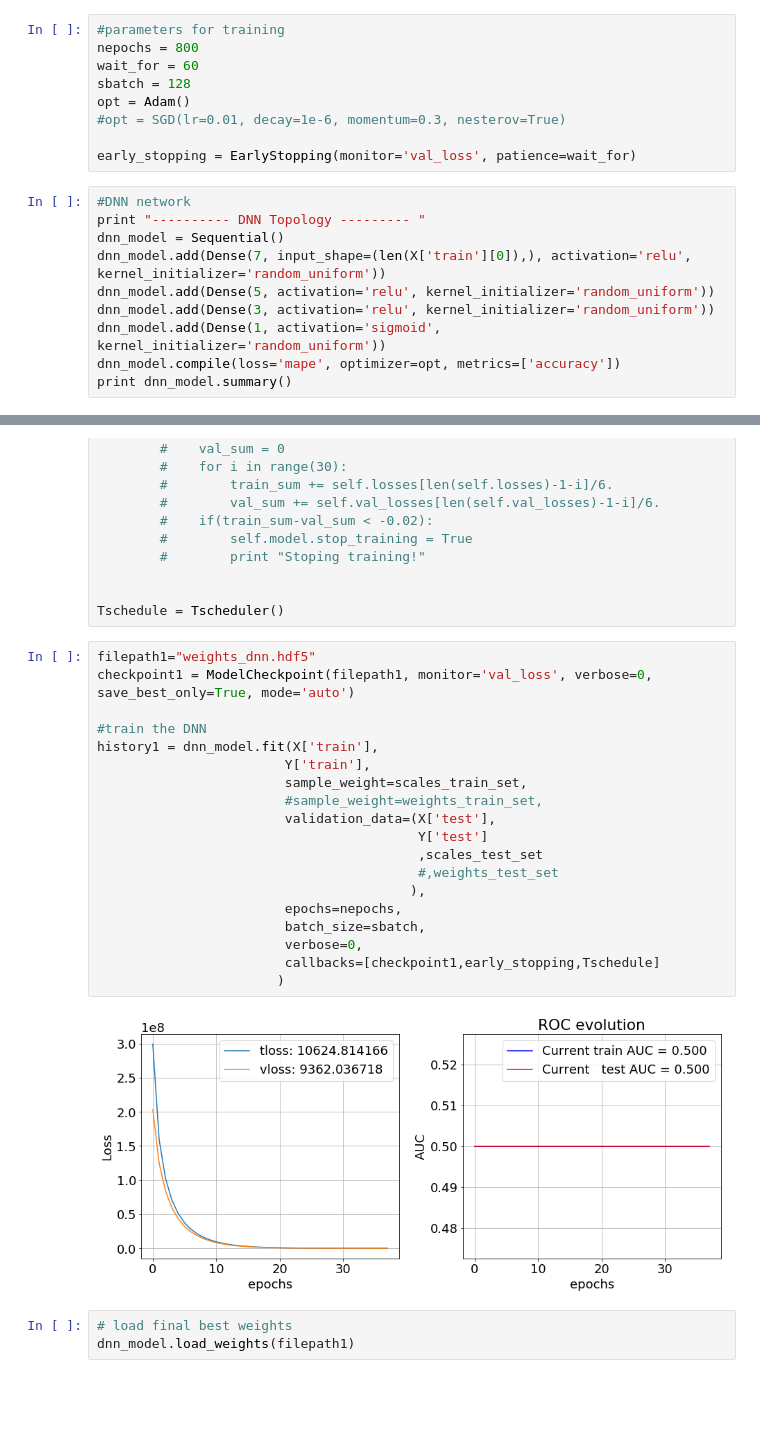
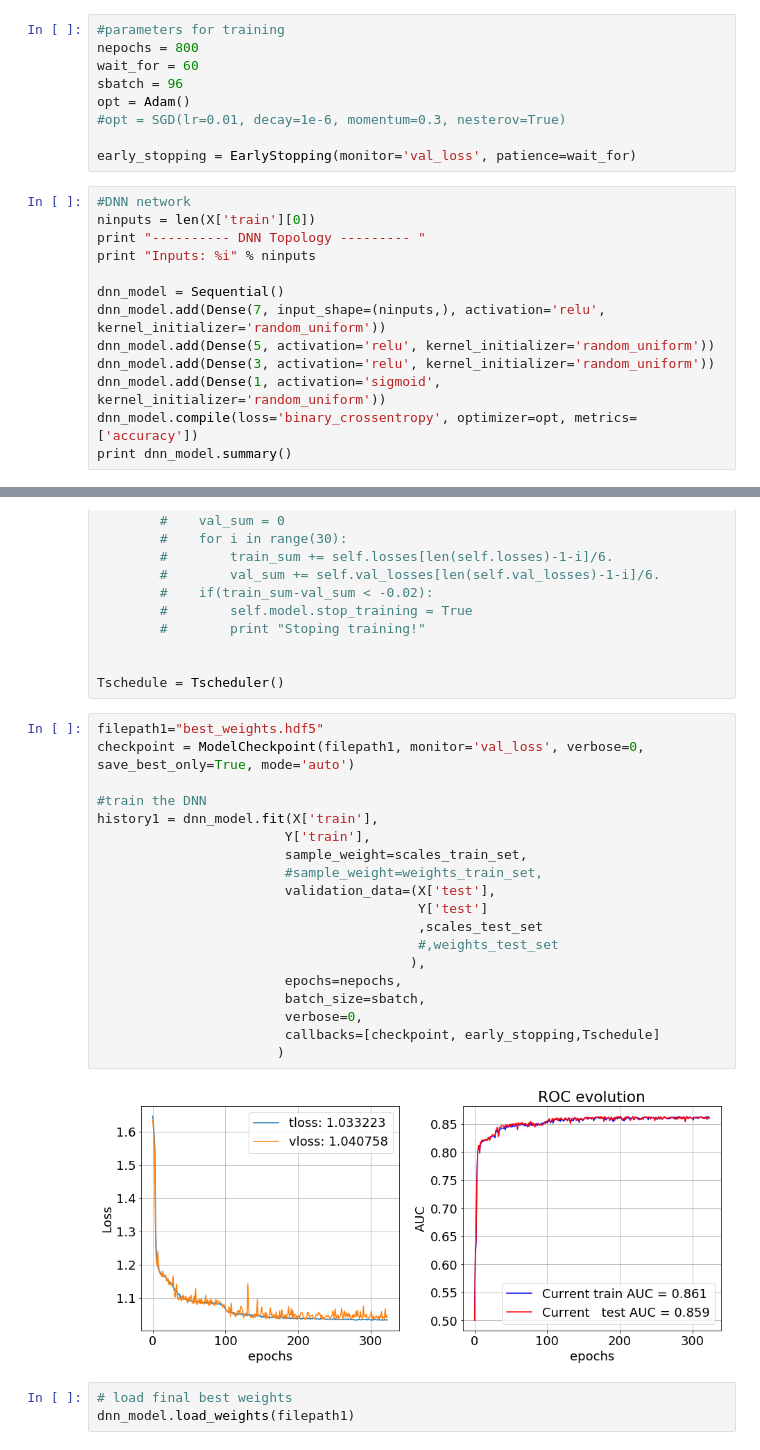
Before and after one commit to mmelodea/JupyterCodes, a Jupyter notebook: DNN/EventDNN_ControlSets.ipynb, the cells around one changed output, grey strips where cells are left out. Drawn from its saved outputs; the diff is of its cells as text; blank space fills up the shorter version.

```diff
--- a/DNN/EventDNN_ControlSets.ipynb
+++ b/DNN/EventDNN_ControlSets.ipynb
@@ -201,20 +197,23 @@ biev: 11661
 #parameters for training
 nepochs = 800
 wait_for = 60
-sbatch = 128
+sbatch = 96
 opt = Adam()
 #opt = SGD(lr=0.01, decay=1e-6, momentum=0.3, nesterov=True)
 
 early_stopping = EarlyStopping(monitor='val_loss', patience=wait_for)
 # %%
 #DNN network
+ninputs = len(X['train'][0])
 print "---------- DNN Topology --------- "
+print "Inputs: %i" % ninputs
+
 dnn_model = Sequential()
-dnn_model.add(Dense(7, input_shape=(len(X['train'][0]),), activation='relu', kernel_initializer='random_uniform'))
+dnn_model.add(Dense(7, input_shape=(ninputs,), activation='relu', kernel_initializer='random_uniform'))
 dnn_model.add(Dense(5, activation='relu', kernel_initializer='random_uniform'))
 dnn_model.add(Dense(3, activation='relu', kernel_initializer='random_uniform'))
 dnn_model.add(Dense(1, activation='sigmoid', kernel_initializer='random_uniform'))
-dnn_model.compile(loss='mape', optimizer=opt, metrics=['accuracy'])
+dnn_model.compile(loss='binary_crossentropy', optimizer=opt, metrics=['accuracy'])
 print dnn_model.summary()
 # %% [output]
 ---------- DNN Topology ---------
@@ -337,26 +337,26 @@ class Tscheduler(keras.callbacks.Callback):
 
 Tschedule = Tscheduler()
 # %%
-filepath1="weights_dnn.hdf5"
-checkpoint1 = ModelCheckpoint(filepath1, monitor='val_loss', verbose=0, save_best_only=True, mode='auto')
+filepath1="best_weights.hdf5"
+checkpoint = ModelCheckpoint(filepath1, monitor='val_loss', verbose=0, save_best_only=True, mode='auto')
 
 #train the DNN
 history1 = dnn_model.fit(X['train'],
                         Y['train'],
                         sample_weight=scales_train_set,
                         #sample_weight=weights_train_set,
                         validation_data=(X['test'],
                                          Y['test']
                                          ,scales_test_set
                                          #,weights_test_set
                                         ),
                         epochs=nepochs,
                         batch_size=sbatch,
                         verbose=0,
-                        callbacks=[checkpoint1,early_stopping,Tschedule]
+                        callbacks=[checkpoint, early_stopping,Tschedule]
                        )
 # %% [output]
-[figure, old version]
+[figure, new version]
 # %%
 # load final best weights
 dnn_model.load_weights(filepath1)
```
Also changed, not shown: parts of 12 cells of this notebook, 8 other files.
